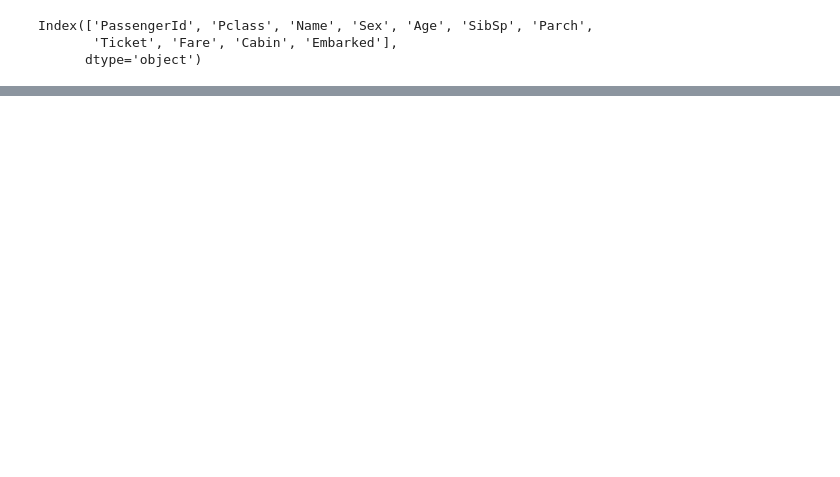
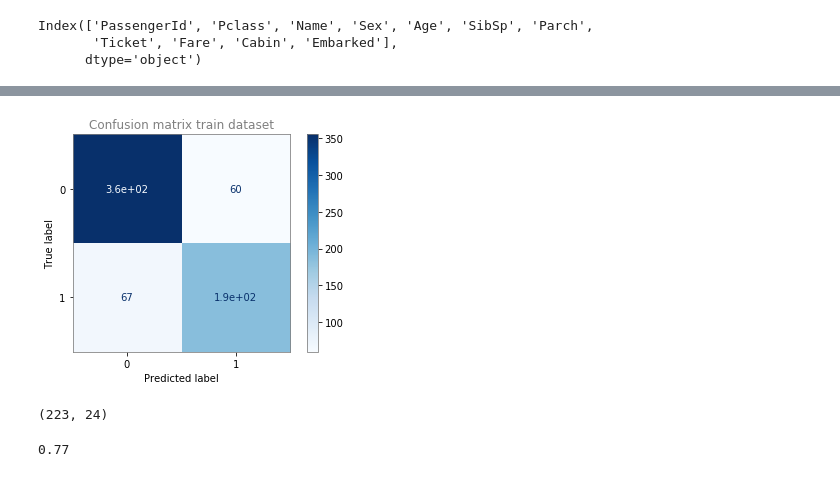
Before and after one commit to GParolini/spiced_academy_projects, a Jupyter notebook: project2_titanic/project2_titanic_parolini.ipynb, the cells around one changed output, grey strips where cells are left out. Drawn from its saved outputs; the diff is of its cells as text; code cells hidden in the pictures; blank space fills up the shorter version.

Commit message:
logistic regression and model evaluation

```diff
--- a/project2_titanic/project2_titanic_parolini.ipynb
+++ b/project2_titanic/project2_titanic_parolini.ipynb
@@ -244,0 +264,18 @@ print(Xtrain.shape, ytrain.shape)
+# %%
+pipeline_embarked = make_pipeline(
+    SimpleImputer(strategy='constant', fill_value='X' ),
+    OneHotEncoder(sparse=False, handle_unknown='ignore'),
+)
+# %%
+#ColumnTransformer automatically drops the columns not explicitly mentioned (unless other param. are given)
+trans = ColumnTransformer([
+   ('one_hot_enc', OneHotEncoder(sparse=False, handle_unknown='ignore'), ['Pclass','Sex']),
+    ('impute_and_bin', pipeline_age, ['Age']),
+    ('scale', MinMaxScaler(), ['Fare']),
+    ('cabin', pipeline_cabin, ['Cabin']),
+    ('embarked', pipeline_embarked, ['Embarked']),
+])
+# %%
+trans.fit(Xtrain, ytrain)
+Xtrain_transform = trans.transform(Xtrain)  # result is a single numpy array
+Xtrain_transform.shape
@@ -245,4 +296,4 @@ print(Xtrain.shape, ytrain.shape)
 # %%
 model = LogisticRegression()
-model.fit(Xtrain, ytrain)
+model.fit(Xtrain_transform, ytrain)
 # %% [output]
@@ -255,0 +327,17 @@ model.score(Xtrain,ytrain) #same as accuracy_score(ytrain, ypred)
+# %%
+cm = plot_confusion_matrix(model, Xtrain_transform, ytrain,
+                                 cmap=plt.cm.Blues)
+plt.title("Confusion matrix train dataset",color='grey');
+# %% [output]
+[figure, added]
+# %%
+Xtest_transform = trans.transform(Xtest)
+Xtest_transform.shape
+# %% [output]
+(223, 24)
+# %%
+ypred_test = model.predict(Xtest_transform)
+acc = accuracy_score(ytest, ypred_test)
+round(acc, 2)
+# %% [output]
+0.77
```
Also changed, not shown: parts of 46 cells of this notebook, 9 other files.
